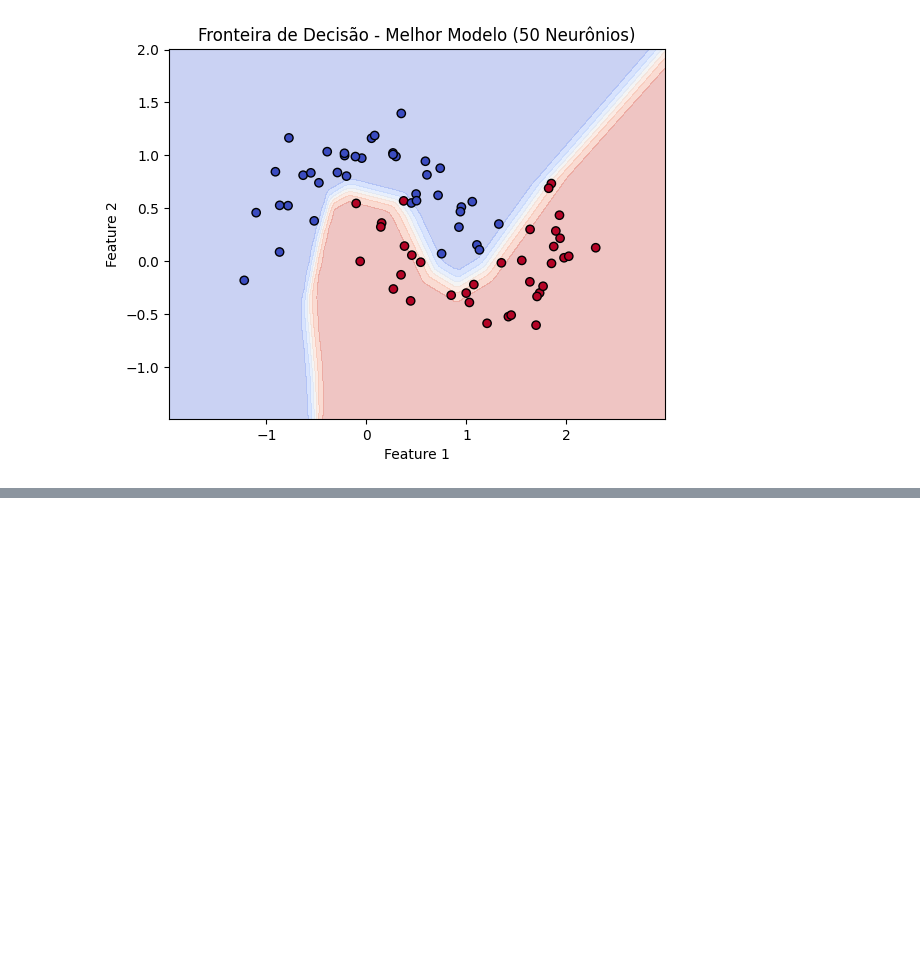
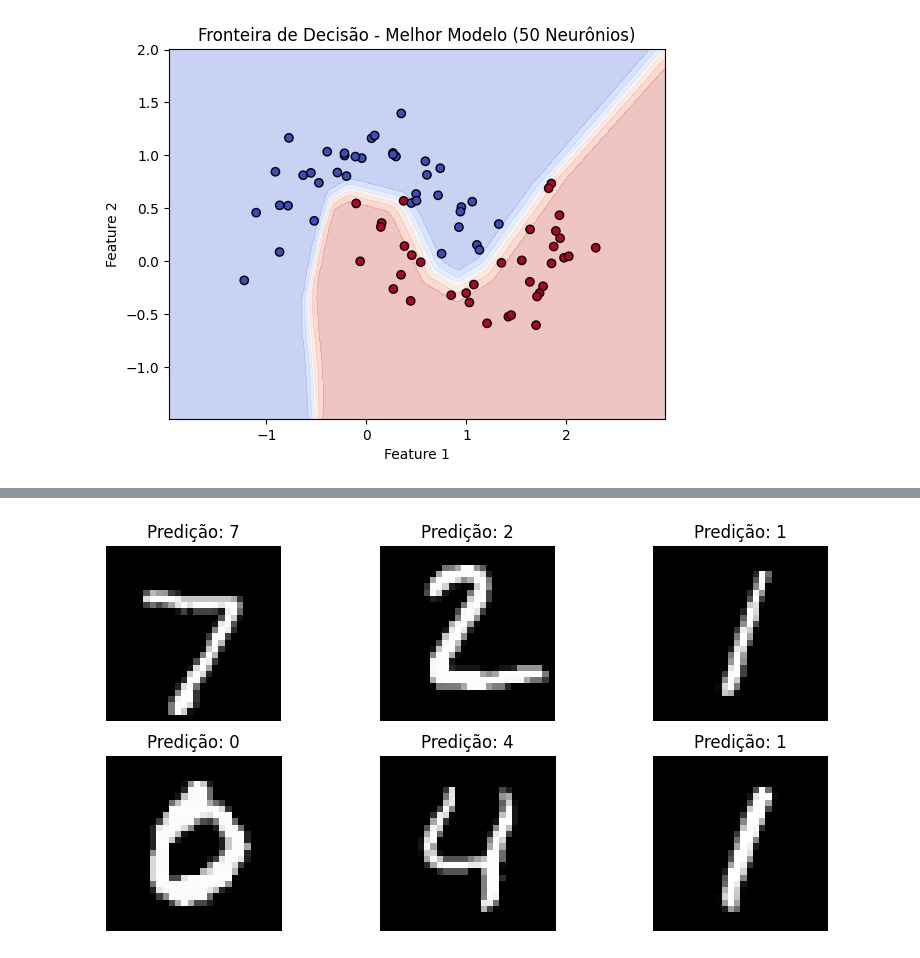
Before and after one commit to Aldenor-Neto/TrabalhoFinal-InteligenciaArtificial-IA, a Jupyter notebook: notebook_questoes.ipynb, the cells around one changed output, grey strips where cells are left out. Saved outputs shown, nothing was run; the diff lists cells and outputs as text; code cells hidden in the pictures; blank space fills up the shorter version.

```diff
--- a/notebook_questoes.ipynb
+++ b/notebook_questoes.ipynb
@@ -405,0 +542,18 @@ Acurácia no conjunto de teste: 0.9867
+# %%
+# Imagens e previsões
+model.eval()
+dataiter = iter(test_loader)
+images, labels = next(dataiter)
+outputs = model(images)
+_, predicted = torch.max(outputs, 1)
+
+fig = plt.figure(figsize=(10, 5))
+for idx in range(6):
+    ax = fig.add_subplot(2, 3, idx + 1)
+    ax.imshow(images[idx].numpy().squeeze(), cmap='gray')
+    ax.set_title(f'Predição: {predicted[idx].item()}')
+    ax.axis('off')
+    plt.savefig("imagens/Q4_Predicoes.png", dpi=300)
+plt.show()
+# %% [output]
+[figure, added]
```
Also changed, not shown: parts of 17 cells of this notebook, 5 other files.
